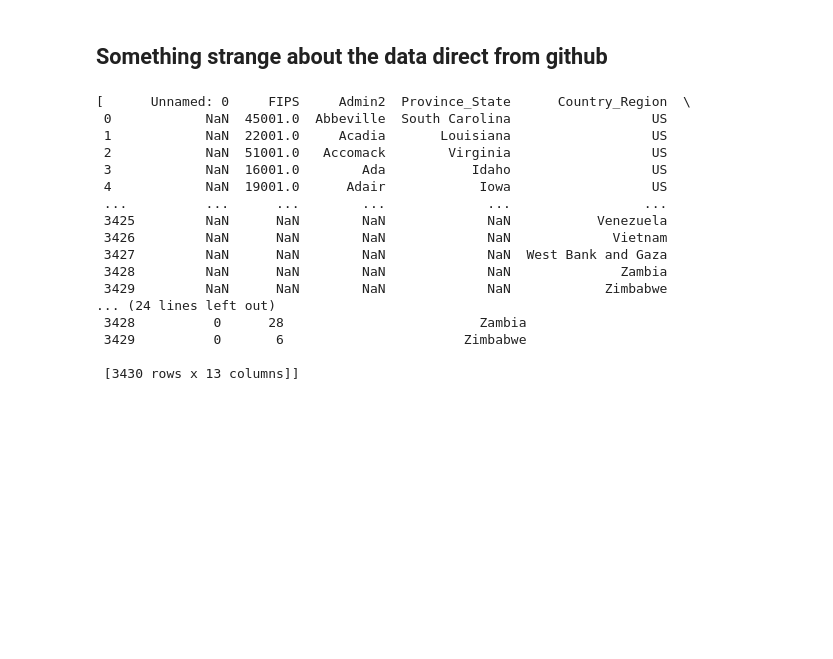
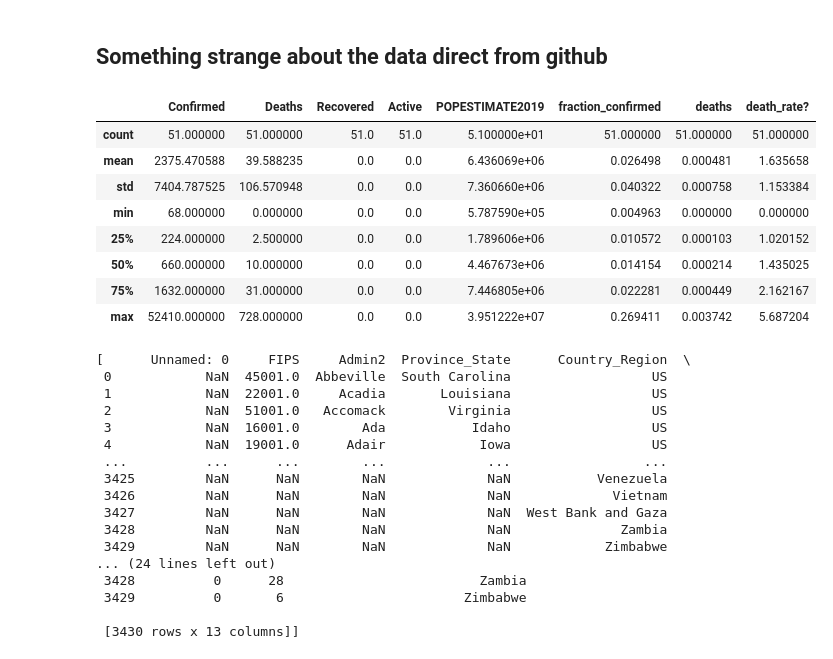
Before and after one commit to fm75/DS, a Jupyter notebook: covid-19-3-28.ipynb, the cells around one changed output. Drawn from its saved outputs; the diff is of its cells as text; code cells hidden in the pictures; blank space fills up the shorter version.

```diff
--- a/covid-19-3-28.ipynb
+++ b/covid-19-3-28.ipynb
@@ -304,6 +304,18 @@ state_with_population.sort_values(by='deaths', ascending=False)
 | 50 | 82 | 0 | 0 | 0 | Wyoming | 578759 | 0.014168 | 0.000000 | ... |
 # %% [markdown]
 ## Something strange about the data direct from github
+# %%
+state_with_population.describe()
+# %% [output]
+|  | Confirmed | Deaths | Recovered | Active | POPESTIMATE2019 | fraction_confirmed | deaths | death_rate? |
+| count | 51.000000 | 51.000000 | 51.0 | 51.0 | 5.100000e+01 | 51.000000 | 51.000000 | 51.000000 |
+| mean | 2375.470588 | 39.588235 | 0.0 | 0.0 | 6.436069e+06 | 0.026498 | 0.000481 | 1.635658 |
+| std | 7404.787525 | 106.570948 | 0.0 | 0.0 | 7.360660e+06 | 0.040322 | 0.000758 | 1.153384 |
+| min | 68.000000 | 0.000000 | 0.0 | 0.0 | 5.787590e+05 | 0.004963 | 0.000000 | 0.000000 |
+| 25% | 224.000000 | 2.500000 | 0.0 | 0.0 | 1.789606e+06 | 0.010572 | 0.000103 | 1.020152 |
+| 50% | 660.000000 | 10.000000 | 0.0 | 0.0 | 4.467673e+06 | 0.014154 | 0.000214 | 1.435025 |
+| 75% | 1632.000000 | 31.000000 | 0.0 | 0.0 | 7.446805e+06 | 0.022281 | 0.000449 | 2.162167 |
+| max | 52410.000000 | 728.000000 | 0.0 | 0.0 | 3.951222e+07 | 0.269411 | 0.003742 | 5.687204 |
 # %%
 dfx = pd.read_html(url)
 dfx
```
Also changed, not shown: parts of 1 cell of this notebook.
